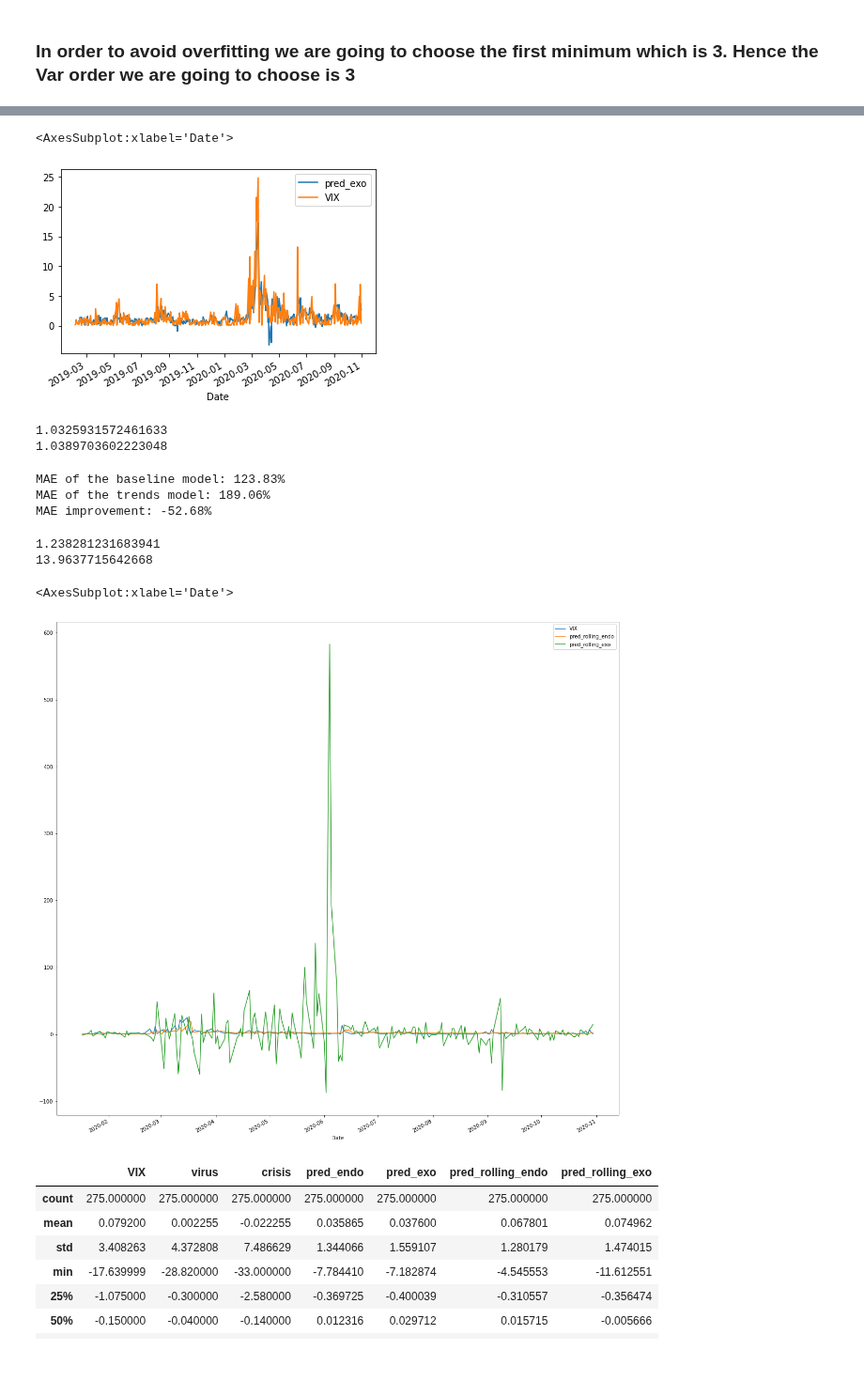
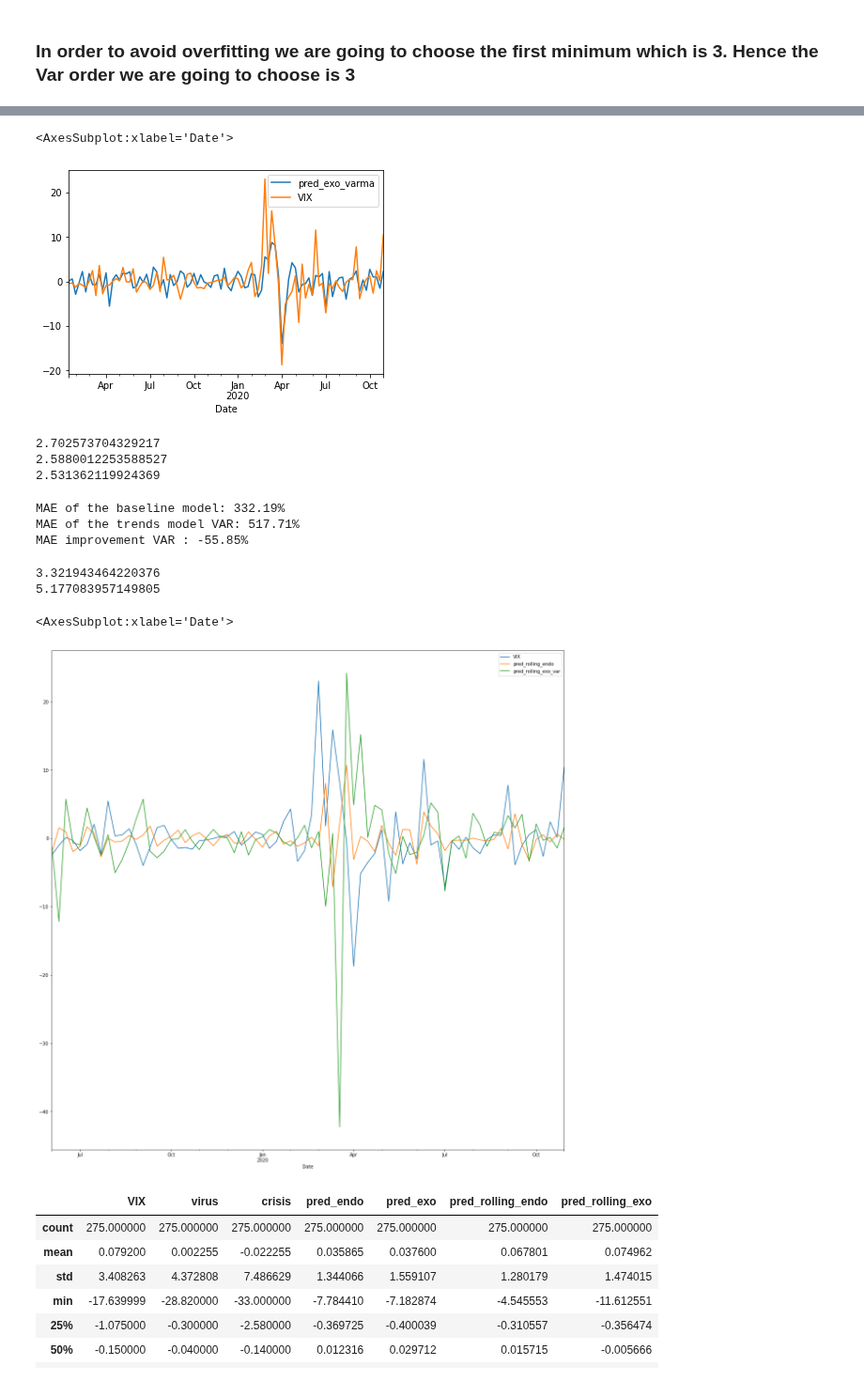
Before and after one commit to epfl-ada/ada-2020-project-milestone-p3-p3_tak, a Jupyter notebook: VIX.ipynb, the cells around one changed output, grey strips where cells are left out. Shown at 94% size. Saved outputs shown, nothing was run; the diff lists cells and outputs as text; code cells hidden in the pictures.

```diff
--- a/VIX.ipynb
+++ b/VIX.ipynb
@@ -281,5 +281,5 @@ df_vix[['pred_exo','VIX']].plot()
 # %%
 from statsmodels.tsa.api import VARMAX
-model = VAR(df_vix[['VIX']+keywords],order=(2,2))
-result_varmax=model.fit(maxiter=1000, disp=False)
-result.summary()
+model = VARMAX(df_vix[['VIX']+keywords],order=(2,2))
+result_varma=model.fit(maxiter=1000, disp=False)
+result_varma.summary()
@@ -291,16 +304,18 @@ result.summary()
 # %%
-predictions_exo=result.fittedvalues['VIX']
-df_vix['pred_exo']=predictions_exo
-df_vix[['pred_exo','VIX']].plot()
+predictions_exo=result_varma.fittedvalues['VIX']
+df_vix['pred_exo_varma']=predictions_exo
+df_vix[['pred_exo_varma','VIX']].plot()
 # %% [output]
 <AxesSubplot:xlabel='Date'>
-[figure, old version]
+[figure, new version]
 # %%
 print(np.mean(np.abs(df_vix['pred_endo']-df_vix['VIX'])))
-print(np.mean(np.abs(df_vix['pred_exo']-df_vix['VIX'])))
+print(np.mean(np.abs(df_vix['pred_exo_var']-df_vix['VIX'])))
+print(np.mean(np.abs(df_vix['pred_exo_varma']-df_vix['VIX'])))
 # %% [output]
-1.0325931572461633
-1.0389703602223048
+2.702573704329217
+2.5880012253588527
+2.531362119924369
 # %%
 from tqdm import tqdm
 import dask
@@ -391,43 +429,54 @@ def rolling_VAR_exo(df, start_window, rolling_window, order=4, exogenous_regress
 # %%
 import warnings
 warnings.filterwarnings("ignore")
-start_rolling=90
-window_rolling=90
-pred_list_endo=rolling_ARMA_endo(df_vix, start_rolling,window_rolling, order=(3,0,0))
-pred_list_exo=rolling_VAR_exo(df_vix[['VIX']+keywords], start_rolling, window_rolling, order=6, exogenous_regressors=keywords)
+start_rolling=20
+window_rolling=20
+# pred_list_endo=rolling_ARMA_endo(df_vix, start_rolling,window_rolling, order=(2,0,2))
+# pred_list_exo_var=rolling_VAR_exo(df_vix[['VIX']+keywords], start_rolling, window_rolling, order=3, exogenous_regressors=keywords)
+pred_list_exo_varma=rolling_VARMA_exo(df_vix[['VIX']+keywords], start_rolling, window_rolling, order=(2,2), exogenous_regressors=keywords)
 # %%
 df_vix['pred_rolling_endo']=np.nan
 df_vix.iloc[start_rolling:len(df_vix)]['pred_rolling_endo']=pred_list_endo[0]
 
-df_vix['pred_rolling_exo']=np.nan
-df_vix.iloc[start_rolling:len(df_vix)]['pred_rolling_exo']=pred_list_exo[0]
+df_vix['pred_rolling_exo_var']=np.nan
+df_vix.iloc[start_rolling:len(df_vix)]['pred_rolling_exo_var']=pred_list_exo_var[0]
+
+# df_vix['pred_rolling_exo_varma']=np.nan
+# df_vix.iloc[start_rolling:len(df_vix)]['pred_rolling_exo_varma']=pred_list_exo_varma[0]
 # %%
 
 from sklearn.metrics import mean_absolute_error
 df_final=df_vix
 df_final.dropna(inplace=True)
 baseline_mae = mean_absolute_error(df_final['VIX'], df_final['pred_rolling_endo'])
-trends_mae = mean_absolute_error(df_final['VIX'], df_final['pred_rolling_exo'])
-improvement = (baseline_mae-trends_mae)/baseline_mae
+trends_mae_var = mean_absolute_error(df_final['VIX'], df_final['pred_rolling_exo_var'])
+# trends_mae_varma = mean_absolute_error(df_final['VIX'], df_final['pred_rolling_exo_varma'])
+
+improvement_var = (baseline_mae-trends_mae_var)/baseline_mae
+# improvement_varma = (baseline_mae-trends_mae_varma)/baseline_mae
+
 
 print(f"MAE of the baseline model: {baseline_mae*100:.2f}%")
-print(f"MAE of the trends model: {trends_mae*100:.2f}%")
-print(f"MAE improvement: {improvement*100:.2f}%")
+print(f"MAE of the trends model VAR: {trends_mae_var*100:.2f}%")
+# print(f"MAE of the trends model VARMA: {trends_mae_varma*100:.2f}%")
+
+print(f"MAE improvement VAR : {improvement_var*100:.2f}%")
+# print(f"MAE improvement VARMA : {improvement_varma*100:.2f}%")
 # %% [output]
-MAE of the baseline model: 123.83%
-MAE of the trends model: 189.06%
-MAE improvement: -52.68%
+MAE of the baseline model: 332.19%
+MAE of the trends model VAR: 517.71%
+MAE improvement VAR : -55.85%
 # %%
 print(np.mean(np.abs(df_final['VIX']-df_final['pred_rolling_endo'])))
-print(np.mean(np.abs(df_final['VIX']-df_final['pred_rolling_exo'])))
+print(np.mean(np.abs(df_final['VIX']-df_final['pred_rolling_exo_var'])))
 # %% [output]
-1.238281231683941
-13.9637715642668
+3.321943464220376
+5.177083957149805
 # %%
-df_vix.iloc[len(df_vix)-200:len(df_vix)][['VIX','pred_rolling_endo','pred_rolling_exo']].plot(figsize=(20,20))
+df_vix.iloc[len(df_vix)-200:len(df_vix)][['VIX','pred_rolling_endo','pred_rolling_exo_var']].plot(figsize=(20,20))
 # %% [output]
 <AxesSubplot:xlabel='Date'>
-[figure, old version]
+[figure, new version]
 # %%
 df_vix.describe()
 # %% [output]
```
Also changed, not shown: parts of 7 cells of this notebook.
